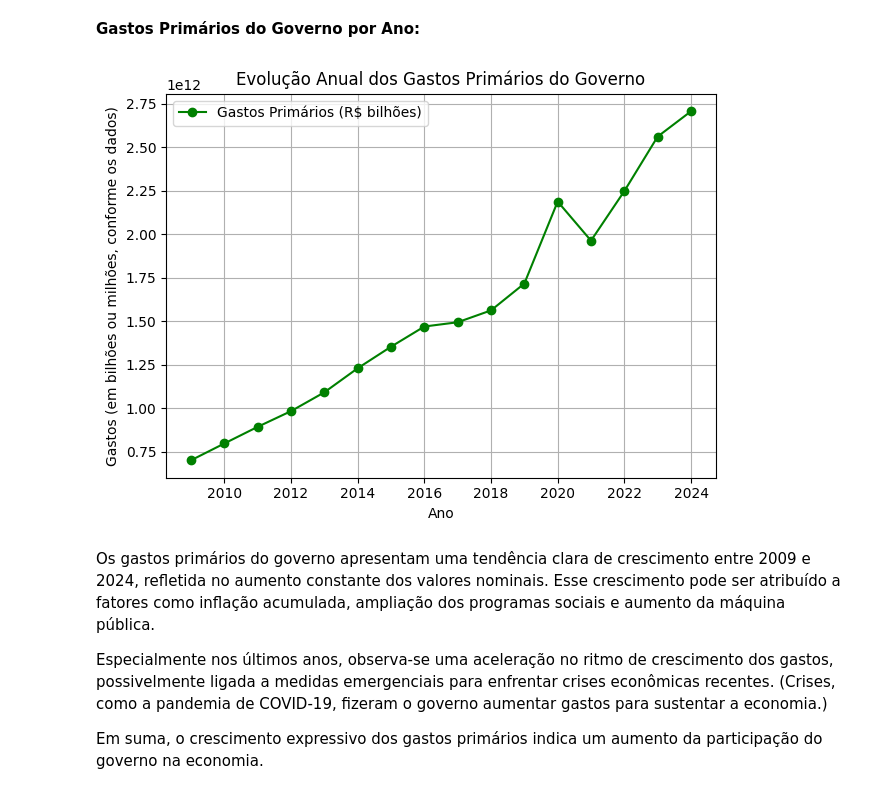
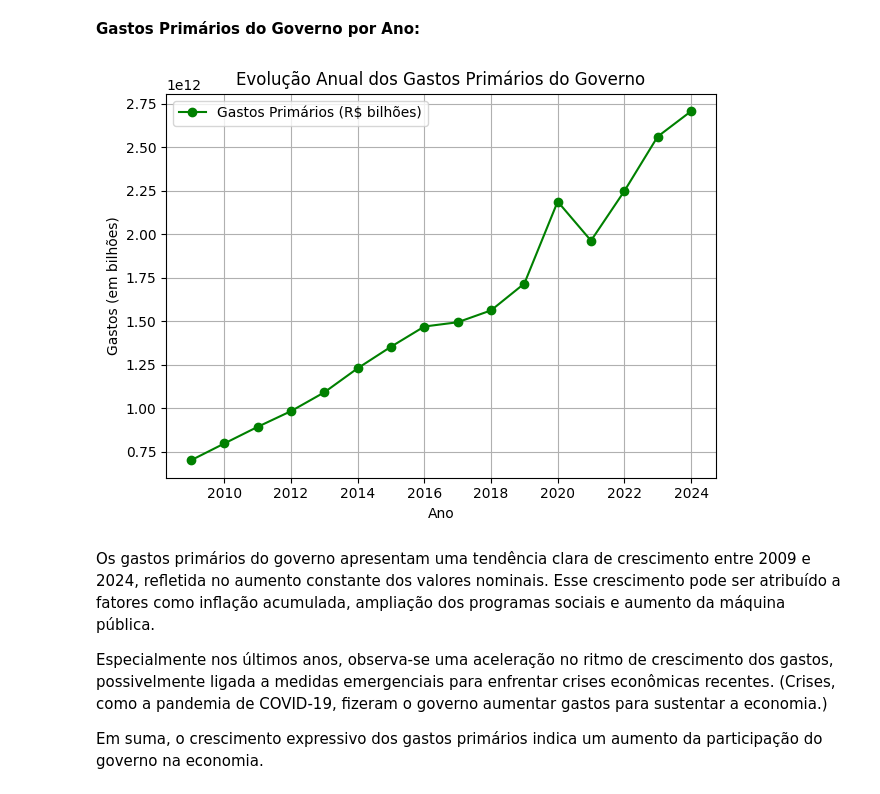
Before and after one commit to gabyxsantos/Economia, a Jupyter notebook: trabalho_pt2.ipynb, the cells around one changed output. Cells and saved outputs as stored; diff of their text form; code cells hidden in the pictures.

```diff
--- a/trabalho_pt2.ipynb
+++ b/trabalho_pt2.ipynb
@@ -818,21 +818,21 @@ plt.show()
 # %%
 # Plotando os gastos anuais em verde
 gastos_por_ano.plot(kind='line',
                     x='Ano',
                     y='Gastos Primários (R$ bilhões)',
                     marker='o',
                     color='green')
 
 # Melhorando a visualização
 plt.title('Evolução Anual dos Gastos Primários do Governo')
 plt.xlabel('Ano')
-plt.ylabel('Gastos (em bilhões ou milhões, conforme os dados)')
+plt.ylabel('Gastos (em bilhões)')
 plt.grid(True)
 plt.tight_layout()
 
 plt.show()
 # %% [output]
-[figure, old version]
+[figure, new version]
 # %% [markdown]
 Os gastos primários do governo apresentam uma tendência clara de crescimento entre 2009 e 2024, refletida no aumento constante dos valores nominais. Esse crescimento pode ser atribuído a fatores como inflação acumulada, ampliação dos programas sociais e aumento da máquina pública.
 
```
